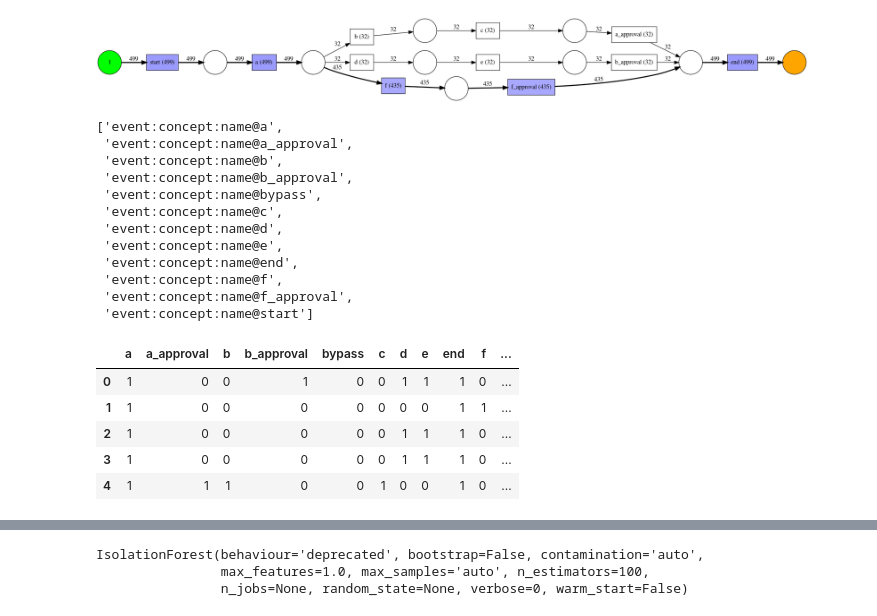
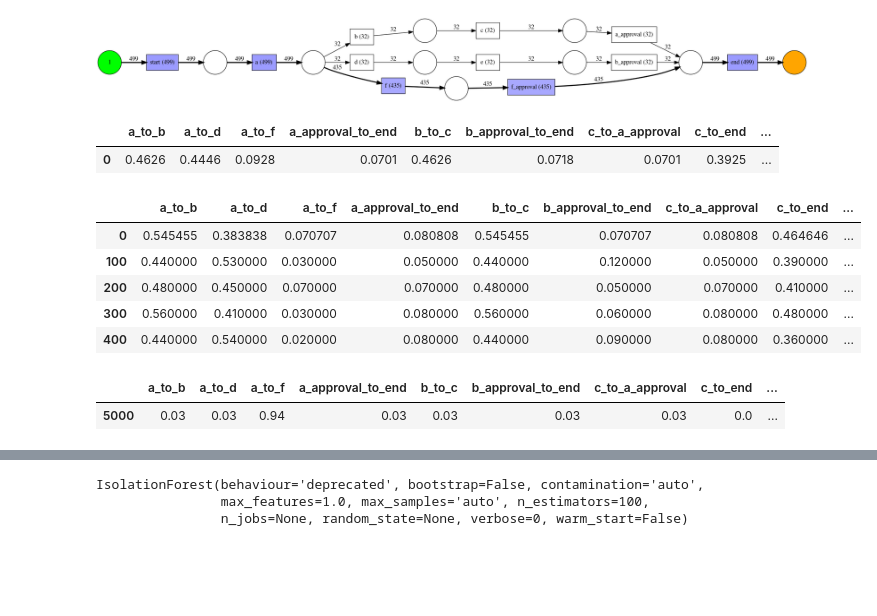
Before and after one commit to jjocampo/Process-Mining-Sim, a Jupyter notebook: SageMaker/#3 - ML on Process Mined Simulated Random Process.ipynb, the cells around one changed output, grey strips where cells are left out. Cells and saved outputs as stored; diff of their text form; code cells hidden in the pictures; blank space fills up the shorter version.

```diff
--- a/SageMaker/#3 - ML on Process Mined Simulated Random Process.ipynb
+++ b/SageMaker/#3 - ML on Process Mined Simulated Random Process.ipynb
@@ -143,15 +140,0 @@ data, feature_names = get_log_representation.get_default_representation(sim_even
-# %%
-feature_names
-# %% [output]
-['event:concept:name@a',
- 'event:concept:name@a_approval',
- 'event:concept:name@b',
- 'event:concept:name@b_approval',
- 'event:concept:name@bypass',
- 'event:concept:name@c',
- 'event:concept:name@d',
- 'event:concept:name@e',
- 'event:concept:name@end',
- 'event:concept:name@f',
- 'event:concept:name@f_approval',
- 'event:concept:name@start']
@@ -157,0 +199,40 @@ feature_names
+# %%
+test_func
+# %% [output]
+|  | a_to_b | a_to_d | a_to_f | a_approval_to_end | b_to_c | b_approval_to_end | c_to_a_approval | c_to_end | ... |
+| 0 | 0.4626 | 0.4446 | 0.0928 | 0.0701 | 0.4626 | 0.0718 | 0.0701 | 0.3925 | ... |
+# %%
+batch_event_range = range(0,10000,100)
+results_df = pd.DataFrame(columns = ['a_to_b',
+         'a_to_d',
+         'a_to_f',
+         'a_approval_to_end',
+         'b_to_c',
+         'b_approval_to_end',
+         'c_to_a_approval',
+         'c_to_end',
+         'd_to_e',
+         'e_to_b_approval',
+         'e_to_end',
+         'f_to_f_approval',
+         'f_approval_to_end'])
+for batch in batch_event_range:
+    batch_sim_df = sim_event_df[(sim_event_df['case:concept:name'] >= batch) & (sim_event_df['case:concept:name'] < batch + 100)]
+    batch_sim_log = log_converter.apply(batch_sim_df, parameters=log_util_params, variant=log_converter.Variants.TO_EVENT_LOG)
+    batch_metrics = neighbors_metrics(batch_sim_log)
+    batch_metrics.index = [batch]
+    results_df = results_df.append(batch_metrics, ignore_index=False)
+# %%
+results_df.head()
+# %% [output]
+|  | a_to_b | a_to_d | a_to_f | a_approval_to_end | b_to_c | b_approval_to_end | c_to_a_approval | c_to_end | ... |
+| 0 | 0.545455 | 0.383838 | 0.070707 | 0.080808 | 0.545455 | 0.070707 | 0.080808 | 0.464646 | ... |
+| 100 | 0.440000 | 0.530000 | 0.030000 | 0.050000 | 0.440000 | 0.120000 | 0.050000 | 0.390000 | ... |
+| 200 | 0.480000 | 0.450000 | 0.070000 | 0.070000 | 0.480000 | 0.050000 | 0.070000 | 0.410000 | ... |
+| 300 | 0.560000 | 0.410000 | 0.030000 | 0.080000 | 0.560000 | 0.060000 | 0.080000 | 0.480000 | ... |
+| 400 | 0.440000 | 0.540000 | 0.020000 | 0.080000 | 0.440000 | 0.090000 | 0.080000 | 0.360000 | ... |
+# %%
+results_df.iloc[ results_df.index == 5000]
+# %% [output]
+|  | a_to_b | a_to_d | a_to_f | a_approval_to_end | b_to_c | b_approval_to_end | c_to_a_approval | c_to_end | ... |
+| 5000 | 0.03 | 0.03 | 0.94 | 0.03 | 0.03 | 0.03 | 0.03 | 0.0 | ... |
@@ -160,10 +247 @@ test_df = pd.DataFrame( data, columns = [feature.replace('event:concept:name@','
-# %%
-test_df.head()
-# %% [output]
-|  | a | a_approval | b | b_approval | bypass | c | d | e | end | f | ... |
-| 0 | 1 | 0 | 0 | 1 | 0 | 0 | 1 | 1 | 1 | 0 | ... |
-| 1 | 1 | 0 | 0 | 0 | 0 | 0 | 0 | 0 | 1 | 1 | ... |
-| 2 | 1 | 0 | 0 | 0 | 0 | 0 | 1 | 1 | 1 | 0 | ... |
-| 3 | 1 | 0 | 0 | 0 | 0 | 0 | 1 | 1 | 1 | 0 | ... |
-| 4 | 1 | 1 | 1 | 0 | 0 | 1 | 0 | 0 | 1 | 0 | ... |
 # %%
```
Also changed, not shown: parts of 33 cells of this notebook.
